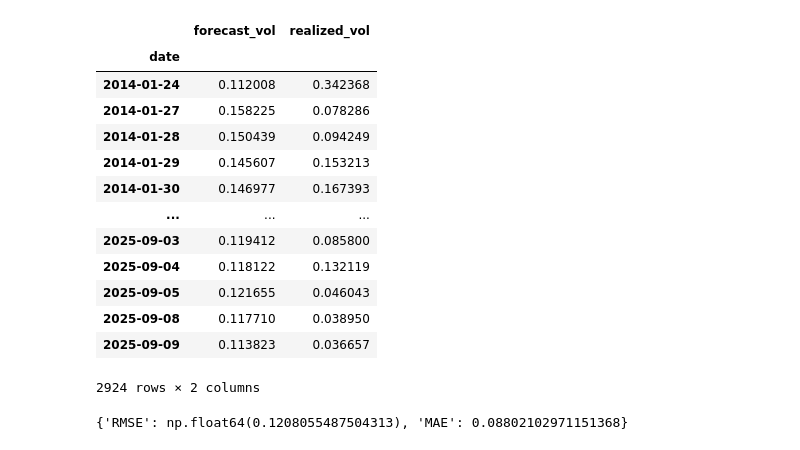
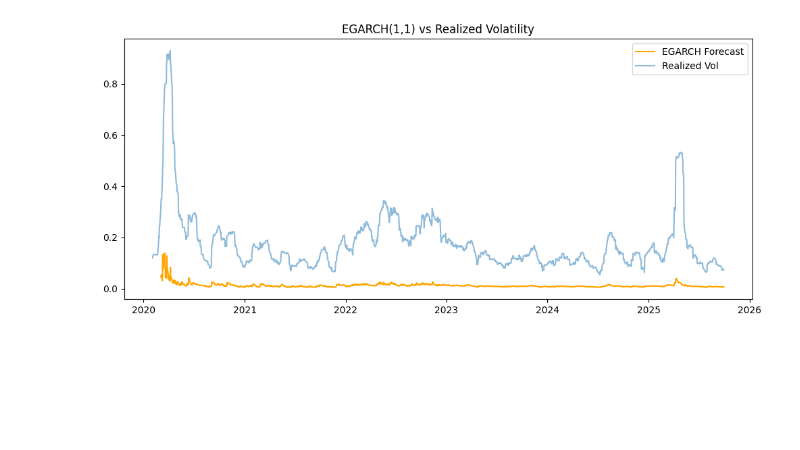
Before and after one commit to rahulmkarthik/VolSense, a Jupyter notebook: notebooks/02_garch_baseline.ipynb, the cells around one changed output. Cells and saved outputs as stored; diff of their text form; code cells hidden in the pictures; blank space fills up the shorter version.

```diff
--- a/notebooks/02_garch_baseline.ipynb
+++ b/notebooks/02_garch_baseline.ipynb
@@ -55,32 +47,15 @@ Name: 2025-09-09 00:00:00, dtype: float64
 # %%
-# === Data ===
-ticker = "SPY"
-df = fetch_ohlcv(ticker, start="2010-01-01")
-df = compute_returns_vol(df, window=21)
+# --- Fit EGARCH ---
+egarch_f = VolSenseForecaster(method="egarch", p=1, q=1)
+egarch_f.fit(returns_series)
 
-# === Rolling backtest ===
-returns = df["return"]
-results = rolling_garch_forecast(returns, window=1000, horizon=1)
-#results.dropna(inplace=True)
-results
+egarch_preds = egarch_f.model.predict(horizon=1, rolling=True)
+
+plt.figure(figsize=(12,5))
+plt.plot(df["date"].iloc[-len(egarch_preds):], egarch_preds, label="EGARCH Forecast", color="orange")
+plt.plot(df["date"], df["realized_vol"], alpha=0.5, label="Realized Vol")
+plt.title("EGARCH(1,1) vs Realized Volatility")
+plt.legend()
+plt.show()
 # %% [output]
-|  | forecast_vol | realized_vol |
-| date |  |  |
-| 2014-01-24 | 0.112008 | 0.342368 |
-| 2014-01-27 | 0.158225 | 0.078286 |
-| 2014-01-28 | 0.150439 | 0.094249 |
-| 2014-01-29 | 0.145607 | 0.153213 |
-| 2014-01-30 | 0.146977 | 0.167393 |
-| ... | ... | ... |
-| 2025-09-03 | 0.119412 | 0.085800 |
-| 2025-09-04 | 0.118122 | 0.132119 |
-| 2025-09-05 | 0.121655 | 0.046043 |
-| 2025-09-08 | 0.117710 | 0.038950 |
-| 2025-09-09 | 0.113823 | 0.036657 |
-2924 rows × 2 columns
+[figure, added]
-# %%
-# === Evaluate ===
-metrics = evaluate_forecasts(results)
-print(metrics)
-# %% [output]
-{'RMSE': np.float64(0.1208055487504313), 'MAE': 0.08802102971151368}
```
Also changed, not shown: parts of 2 cells of this notebook, 20 other files.
